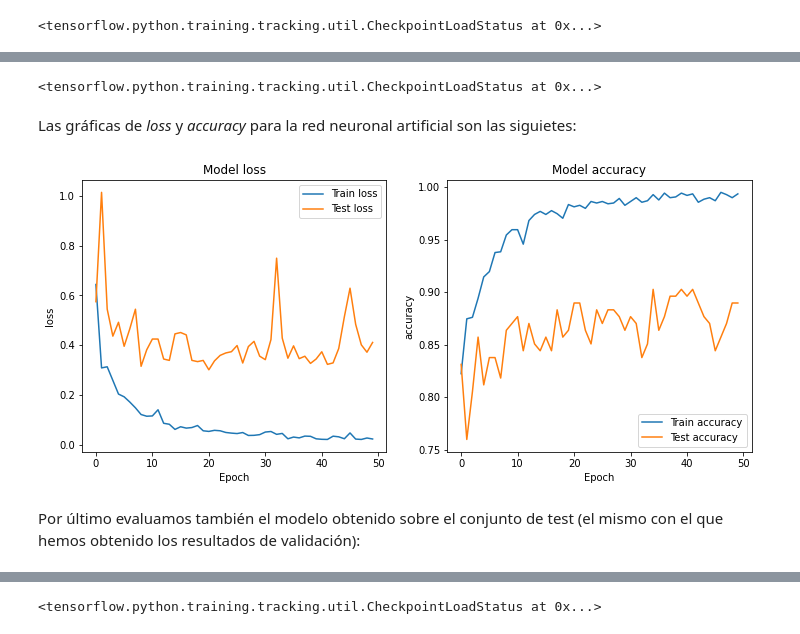
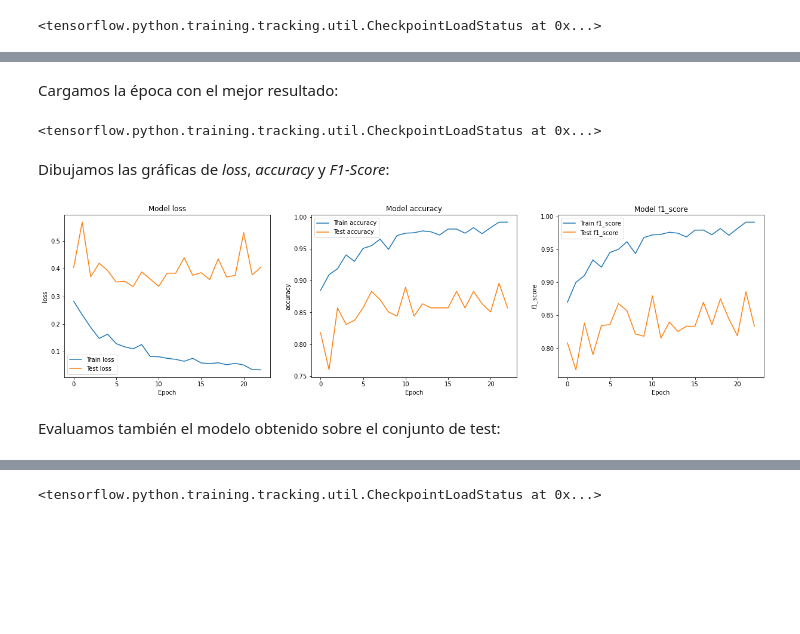
Before and after one commit to ander-elkoroaristizabal/Glaucoma-detection-w-CNNs, a Jupyter notebook: DL_PRA_AnderElkoaroaristizabal.ipynb, the cells around one changed output, grey strips where cells are left out. Saved outputs shown, nothing was run; the diff lists cells and outputs as text; code cells hidden in the pictures; blank space fills up the shorter version.

```diff
--- a/DL_PRA_AnderElkoaroaristizabal.ipynb
+++ b/DL_PRA_AnderElkoaroaristizabal.ipynb
@@ -262,0 +621,17 @@ model_1_loss, model_1_accuracy, model_1_f1_score = model_1.evaluate(X_test, y_te
+# %%
+# Initialize wandb with your project name
+model_2_run = wandb.init(project='Practica-DL-Modelo-2',
+                 config={  # and include hyperparameters and metadata
+                     "optimizer": 'SGD',
+                     "learning_rate": 0.01,
+                     "momentum": 0.9,
+                     "epochs": 50,
+                     "batch_size": MAX_BATCH_SIZE//2,
+                     "data_augmentation": DATA_AUGMENTATION,
+                     "early_stopping_p": 15,
+                     "loss_function": "binary_crossentropy",
+                     'model': 'model_2',
+                     'model_1_run': model_1_run_name,
+                     'base_model_name': "efficientnetb0"
+                 })
+model_2_config = wandb.config  # We'll use this to configure our experiment
@@ -277,5 +693,5 @@ Compilamos el modelo con la función de pérdida *binary cross-entropy*, la más
 # %%
 # Compile
-model_2.compile(loss='binary_crossentropy',
-                  optimizer=SGD(learning_rate=0.1/10),
-                  metrics=['accuracy', F1Score(num_classes=1, average='macro', threshold=0.5)])
+model_2.compile(loss=model_2_config.loss_function,
+                  optimizer=eval(model_2_config.optimizer)(learning_rate=model_2_config.learning_rate, momentum=model_2_config.momentum),
+                  metrics=['accuracy', F1Score(num_classes=2, average='micro', threshold=ABNORMALITY_THRESHOLD)])
@@ -284,7 +700,3 @@ Entrenamos el modelo con 100 épocas y un *batch size* de 128, tal y como se nos
 # %%
-model_2_checkpoint_filepath = path.join(models_dir, 'model_2', date)
-model_2_checkpoint_callback = keras.callbacks.ModelCheckpoint(
-    filepath=model_2_checkpoint_filepath,
-    monitor='val_accuracy',
-    mode='max',
-    save_best_only=True)
+model_2_checkpoint_filepath = path.join(MODELS_DIR, 'model_2')
+model_2_checkpoint_callback = get_model_checkpoint(model_2_checkpoint_filepath)
@@ -292,10 +706,10 @@ model_2_checkpoint_callback = keras.callbacks.ModelCheckpoint(
 # Entrenar el modelo
 model_2_log = model_2.fit(X_train, y_train,
                     validation_data=(X_valid, y_valid),
-                    epochs=50,
-                    batch_size=128,
-                    shuffle=True,
-                    verbose=True,
-                    callbacks=[model_2_checkpoint_callback])
+                    epochs=model_2_config.epochs,
+                    batch_size=model_2_config.batch_size,
+                    callbacks=[model_2_checkpoint_callback,
+                               EarlyStopping(monitor='val_loss', mode="min", patience=model_2_config.early_stopping_p),
+                               WandbCallback(monitor="val_f1_score", mode="max", save_model=False)])
 # %% [output]
 Epoch 1/50
@@ -318,15 +732,17 @@ Epoch 50/50
+# %% [markdown]
+Cargamos la época con el mejor resultado:
 # %%
 model_2.load_weights(model_2_checkpoint_filepath)
 # %% [output]
 <tensorflow.python.training.tracking.util.CheckpointLoadStatus at 0x...>
-# %% [markdown]
-Las gráficas de *loss* y *accuracy* para la red neuronal artificial son las siguietes:
+# %% [markdown]
+Dibujamos las gráficas de *loss*, *accuracy* y *F1-Score*:
 # %%
-plot_prediction(100, model_2_log)
+plot_prediction(model_2_config.epochs, model_2_log)
 # %% [output]
-[figure, old version]
+[figure, new version]
 # %% [markdown]
-Por último evaluamos también el modelo obtenido sobre el conjunto de test (el mismo con el que hemos obtenido los resultados de validación):
+Evaluamos también el modelo obtenido sobre el conjunto de test:
 # %%
 model_2_loss, model_2_accuracy, model_2_f1_score = model_2.evaluate(X_test, y_test, verbose=1);
 # %% [output]
```
Also changed, not shown: parts of 286 cells of this notebook, 3 other files.
